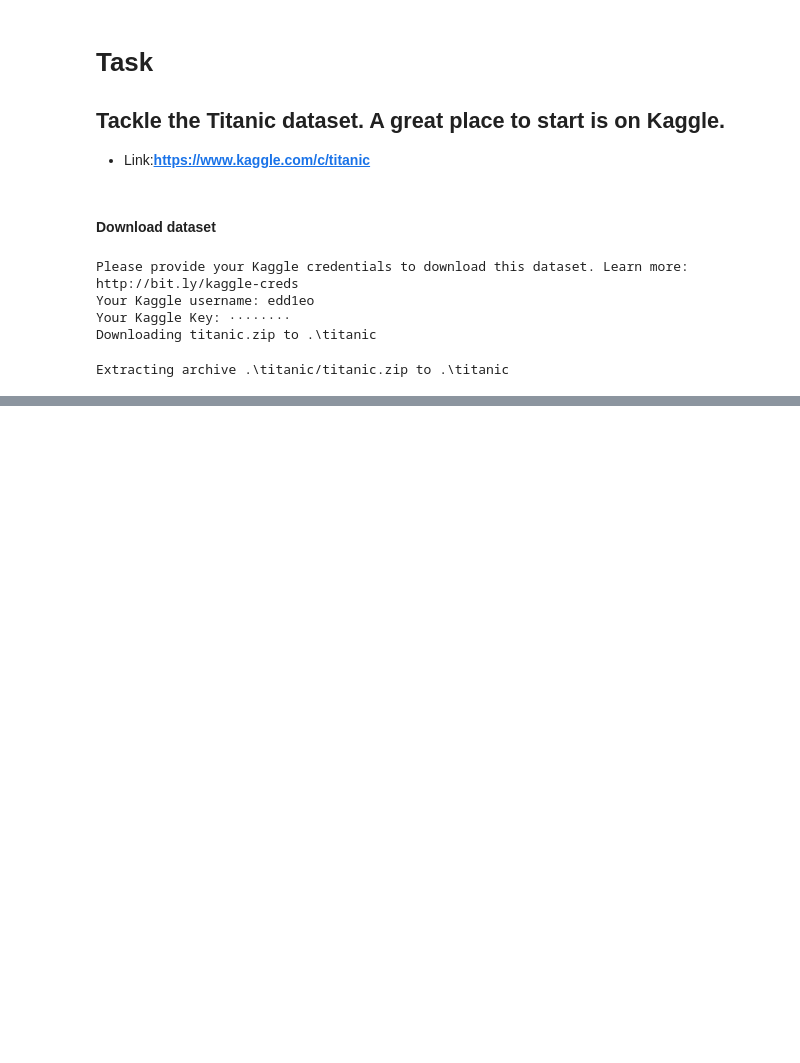
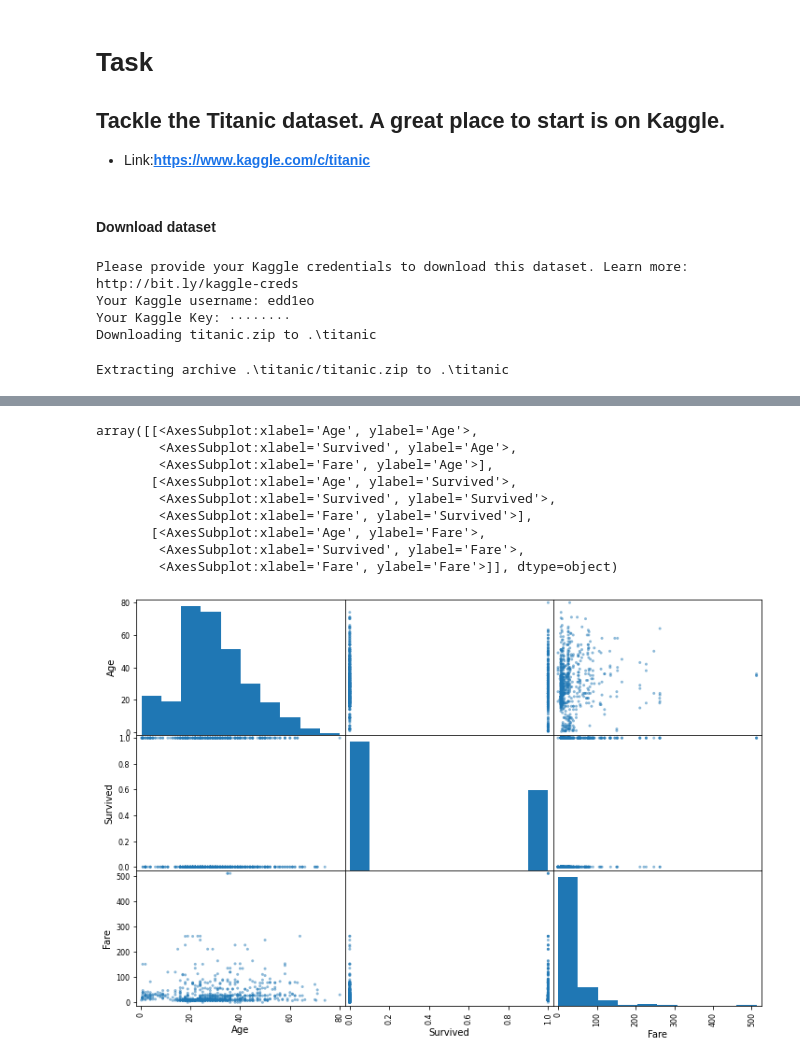
Before and after one commit to edd-ie/Hands_on_machine-learning, a Jupyter notebook: Classification_MNIST/Titanic_task3..ipynb, the cells around one changed output, grey strips where cells are left out. Drawn from its saved outputs; the diff is of its cells as text; code cells hidden in the pictures; blank space fills up the shorter version.

```diff
--- a/Classification_MNIST/Titanic_task3..ipynb
+++ b/Classification_MNIST/Titanic_task3..ipynb
@@ -16,0 +105,16 @@ Extracting archive .\titanic/titanic.zip to .\titanic
+# %%
+from pandas.plotting import scatter_matrix
+
+attributes = ["Age", "Sex", "Survived","Fare"]
+scatter_matrix(view[attributes], figsize=(12, 8))
+# %% [output]
+array([[<AxesSubplot:xlabel='Age', ylabel='Age'>,
+        <AxesSubplot:xlabel='Survived', ylabel='Age'>,
+        <AxesSubplot:xlabel='Fare', ylabel='Age'>],
+       [<AxesSubplot:xlabel='Age', ylabel='Survived'>,
+        <AxesSubplot:xlabel='Survived', ylabel='Survived'>,
+        <AxesSubplot:xlabel='Fare', ylabel='Survived'>],
+       [<AxesSubplot:xlabel='Age', ylabel='Fare'>,
+        <AxesSubplot:xlabel='Survived', ylabel='Fare'>,
+        <AxesSubplot:xlabel='Fare', ylabel='Fare'>]], dtype=object)
+[figure, added]
```
Also changed, not shown: parts of 38 cells of this notebook, 1 other file.
